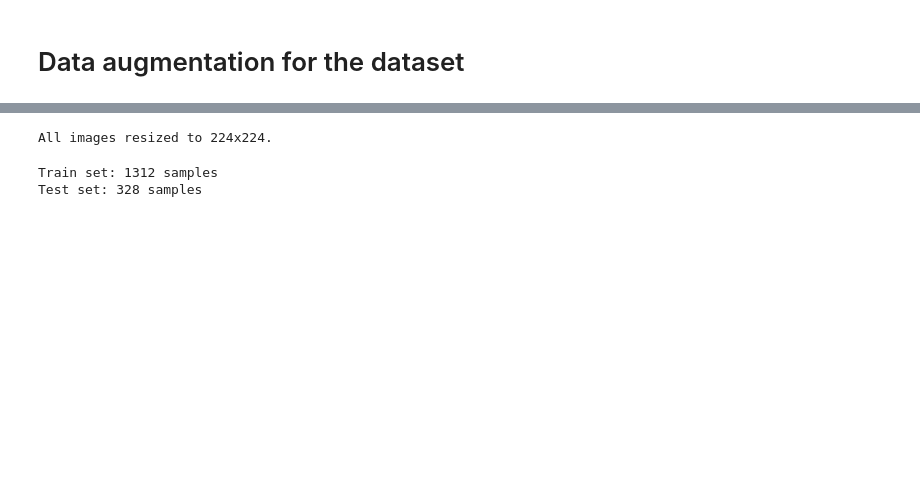
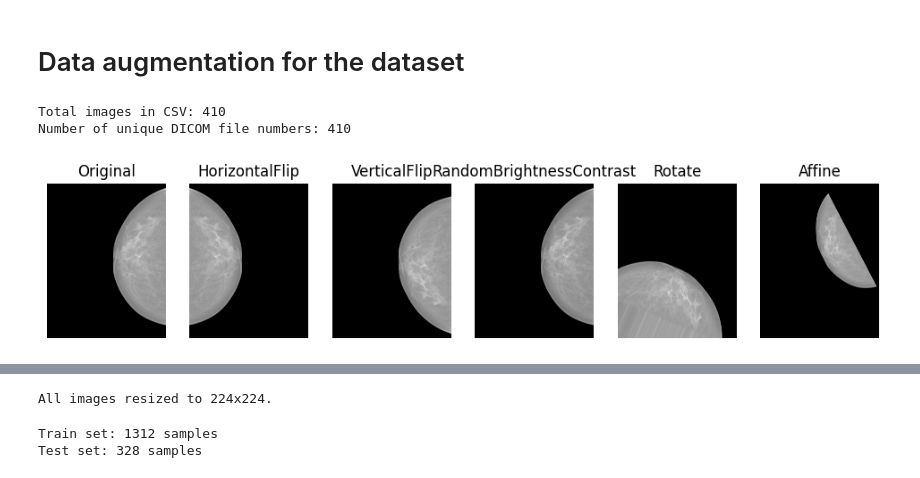
Before and after one commit to PepeuFBV/breast_cancer_analysis, a Jupyter notebook: data.ipynb, the cells around one changed output, grey strips where cells are left out. Saved outputs shown, nothing was run; the diff lists cells and outputs as text; code cells hidden in the pictures; blank space fills up the shorter version.

```diff
--- a/data.ipynb
+++ b/data.ipynb
@@ -2,0 +6,25 @@
+# %%
+import os
+import pandas as pd
+
+csv_path = 'INbreast Release 1.0/INbreast.csv'
+df = pd.read_csv(csv_path, delimiter=';')
+df.columns = df.columns.str.strip()  # remove whitespace from column names
+print(f"Total images in CSV: {len(df)}")
+
+image_dir = 'INbreast Release 1.0/AllDICOMs'
+output_dir = 'augmented_images'
+os.makedirs(output_dir, exist_ok=True)
+
+dicom_files = [f for f in os.listdir(image_dir) if f.endswith('.dcm')]
+
+# build a mapping from file number to full DICOM filename
+file_number_to_dicom = {}
+for f in dicom_files:
+    num = f.split('_')[0]
+    file_number_to_dicom[num] = f
+
+print(f"Number of unique DICOM file numbers: {len(file_number_to_dicom)}")
+# %% [output]
+Total images in CSV: 410
+Number of unique DICOM file numbers: 410
@@ -3 +43,50 @@
+# %%
+# show original + one example for each augmentation type
+import random
+import matplotlib.pyplot as plt
+import cv2
+
+random_row = df.sample(1).iloc[0]
+file_number = str(random_row.get('File Name', '')).strip()
+dicom_filename = file_number_to_dicom[file_number]
+dicom_path = os.path.join(image_dir, dicom_filename)
+
+ds = pydicom.dcmread(dicom_path)
+img = ds.pixel_array.astype(np.float32)
+img = cv2.normalize(img, None, 0, 1, cv2.NORM_MINMAX)
+if img.ndim == 2:
+    img = np.expand_dims(img, axis=-1)  # ensure shape (H, W, 1) for albumentations
+
+augmentations = [
+    ("HorizontalFlip", A.HorizontalFlip(p=1.0)),
+    ("VerticalFlip", A.VerticalFlip(p=1.0)),
+    ("RandomBrightnessContrast", A.RandomBrightnessContrast(brightness_limit=0.15, p=1.0)),
+    ("Rotate", A.Rotate(limit=360, p=1.0, border_mode=cv2.BORDER_REPLICATE)),
+    ("Affine", A.Affine(scale=(0.6, 1.4), rotate=(-90, 90), p=1.0)),
+]
+
+plt.figure(figsize=(12, 3))
+plt.subplot(1, len(augmentations) + 1, 1)
+plt.imshow(img.squeeze(), cmap='gray')
+plt.title('Original')
+plt.axis('off')
+
+for i, (name, aug) in enumerate(augmentations):
+    # For HueSaturationValue, convert grayscale to 3-channel
+    if name == "HueSaturationValue":
+        img_rgb = np.repeat(img, 3, axis=-1) if img.shape[-1] == 1 else img
+        augmented_img = aug(image=img_rgb)['image']
+        # convert back to grayscale for display
+        display_img = cv2.cvtColor(augmented_img, cv2.COLOR_RGB2GRAY)
+    else:
+        # remove channel dimension for albumentations if needed
+        img_input = img.squeeze() if img.shape[-1] == 1 else img
+        augmented_img = aug(image=img_input)['image']
+        display_img = augmented_img
+    plt.subplot(1, len(augmentations) + 1, i + 2)
+    plt.imshow(display_img, cmap='gray')
+    plt.title(name)
+    plt.axis('off')
+# %% [output]
+[figure, added]
 # %%
```
Also changed, not shown: parts of 23 cells of this notebook, 5 other files.
